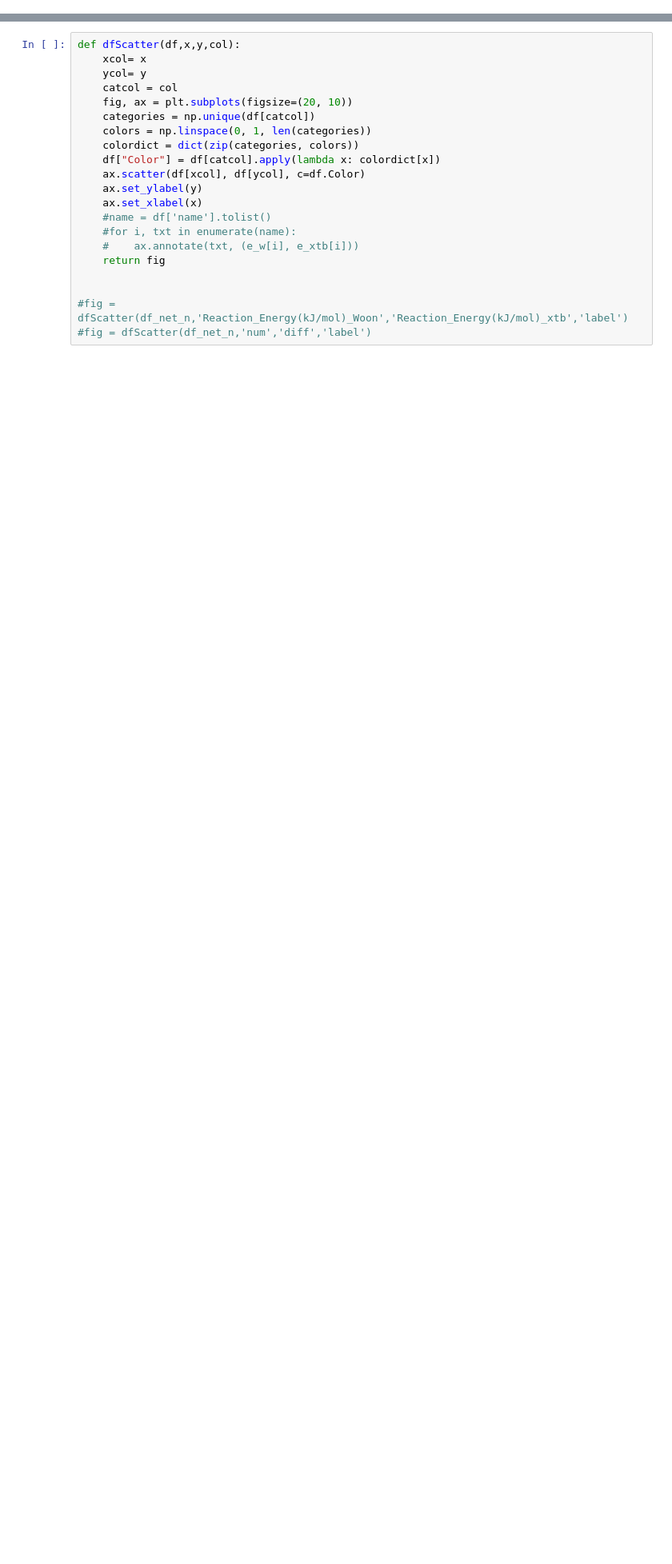
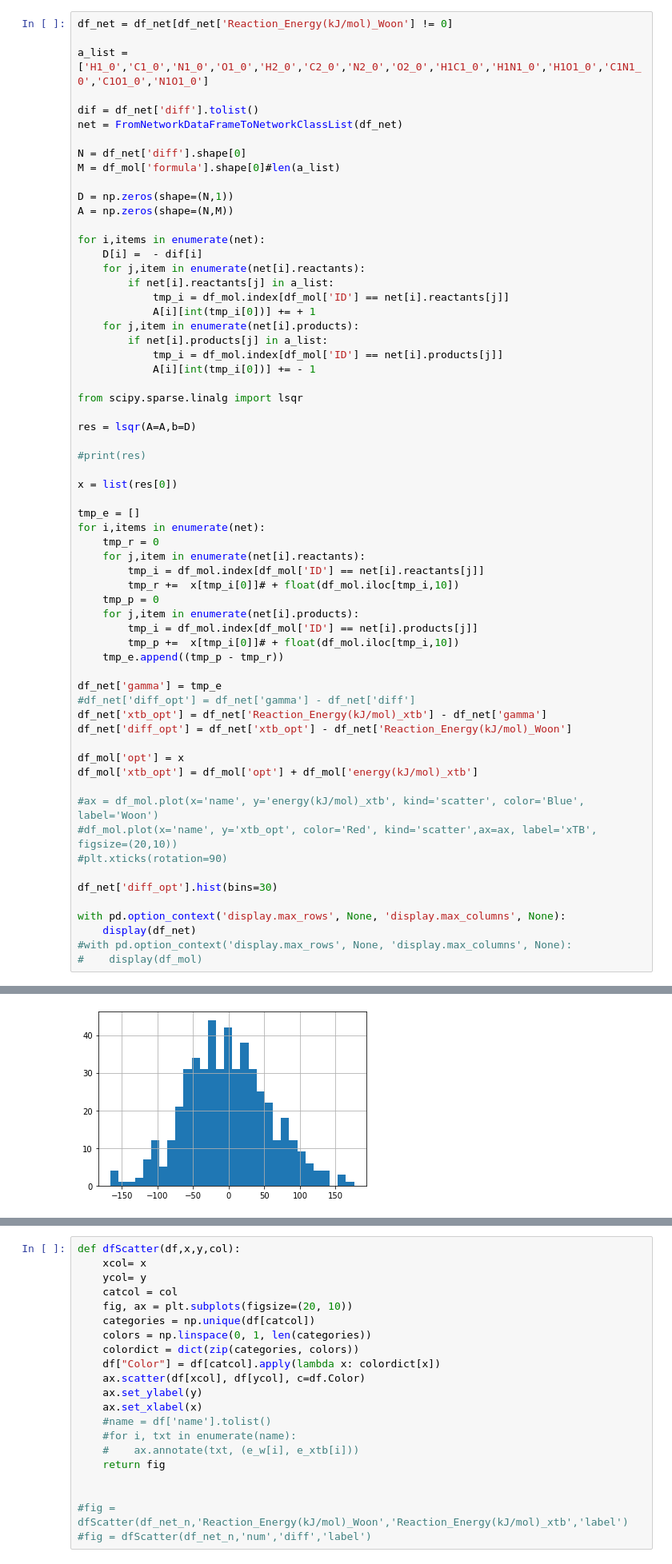
Before and after one commit to TinacciL/QueryAstroWoonDatabase, a Jupyter notebook: data_analysis/data_analysis.ipynb, the cells around one changed output, grey strips where cells are left out. Shown: that part at 80% size. Drawn from its saved outputs; the diff is of its cells as text; blank space fills up the shorter version.

```diff
--- a/data_analysis/data_analysis.ipynb
+++ b/data_analysis/data_analysis.ipynb
@@ -41 +44,65 @@ RDKit WARNING: [17:02:43] Enabling RDKit 2019.09.3 jupyter extensions
 [figure]
+# %%
+df_net = df_net[df_net['Reaction_Energy(kJ/mol)_Woon'] != 0]
+
+a_list = ['H1_0','C1_0','N1_0','O1_0','H2_0','C2_0','N2_0','O2_0','H1C1_0','H1N1_0','H1O1_0','C1N1_0','C1O1_0','N1O1_0']
+
+dif = df_net['diff'].tolist()
+net = FromNetworkDataFrameToNetworkClassList(df_net)
+
+N = df_net['diff'].shape[0]
+M = df_mol['formula'].shape[0]#len(a_list)
+
+D = np.zeros(shape=(N,1))
+A = np.zeros(shape=(N,M))
+
+for i,items in enumerate(net):
+    D[i] =  - dif[i]
+    for j,item in enumerate(net[i].reactants):
+        if net[i].reactants[j] in a_list:
+            tmp_i = df_mol.index[df_mol['ID'] == net[i].reactants[j]]
+            A[i][int(tmp_i[0])] += + 1
+    for j,item in enumerate(net[i].products):
+        if net[i].products[j] in a_list:
+            tmp_i = df_mol.index[df_mol['ID'] == net[i].products[j]]
+            A[i][int(tmp_i[0])] += - 1
+
+from scipy.sparse.linalg import lsqr
+
+res = lsqr(A=A,b=D)
+
+#print(res)
+
+x = list(res[0])
+
+tmp_e = []
+for i,items in enumerate(net):
+    tmp_r = 0
+    for j,item in enumerate(net[i].reactants):
+        tmp_i = df_mol.index[df_mol['ID'] == net[i].reactants[j]]
+        tmp_r +=  x[tmp_i[0]]# + float(df_mol.iloc[tmp_i,10])
+    tmp_p = 0
+    for j,item in enumerate(net[i].products):
+        tmp_i = df_mol.index[df_mol['ID'] == net[i].products[j]]
+        tmp_p +=  x[tmp_i[0]]# + float(df_mol.iloc[tmp_i,10])
+    tmp_e.append((tmp_p - tmp_r))
+
+df_net['gamma'] = tmp_e
+#df_net['diff_opt'] = df_net['gamma'] - df_net['diff']
+df_net['xtb_opt'] = df_net['Reaction_Energy(kJ/mol)_xtb'] - df_net['gamma']
+df_net['diff_opt'] = df_net['xtb_opt'] - df_net['Reaction_Energy(kJ/mol)_Woon']
+
+df_mol['opt'] = x
+df_mol['xtb_opt'] = df_mol['opt'] + df_mol['energy(kJ/mol)_xtb']
+
+#ax = df_mol.plot(x='name', y='energy(kJ/mol)_xtb', kind='scatter', color='Blue', label='Woon')
+#df_mol.plot(x='name', y='xtb_opt', color='Red', kind='scatter',ax=ax, label='xTB', figsize=(20,10))
+#plt.xticks(rotation=90)
+
+df_net['diff_opt'].hist(bins=30)
+
+with pd.option_context('display.max_rows', None, 'display.max_columns', None):
+    display(df_net)
+#with pd.option_context('display.max_rows', None, 'display.max_columns', None):
+#    display(df_mol)
+# %% [output]
@@ -41,0 +126 @@ RDKit WARNING: [17:02:43] Enabling RDKit 2019.09.3 jupyter extensions
+[figure, added]
```
Also changed, not shown: parts of 20 cells of this notebook, 5 other files.
